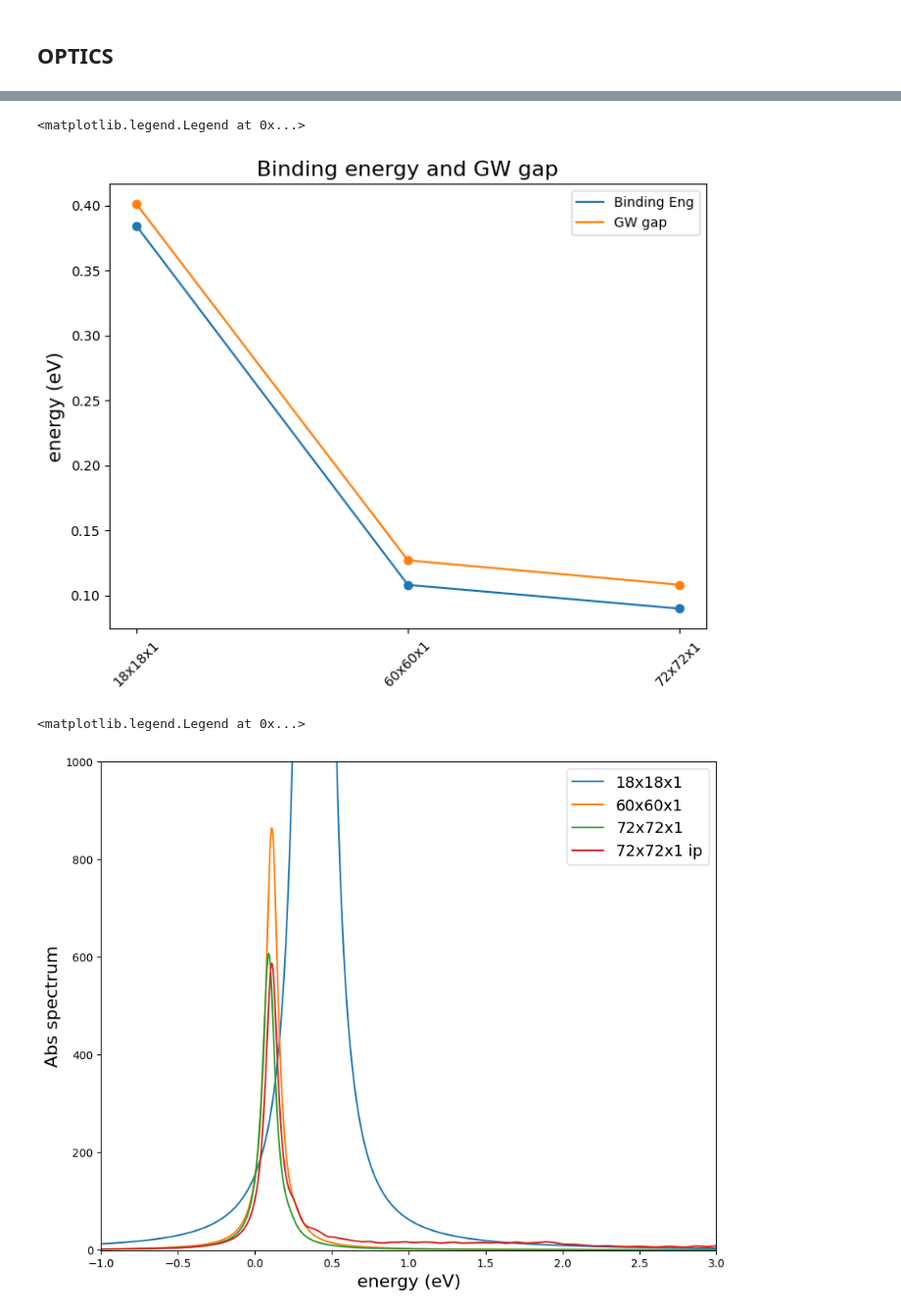
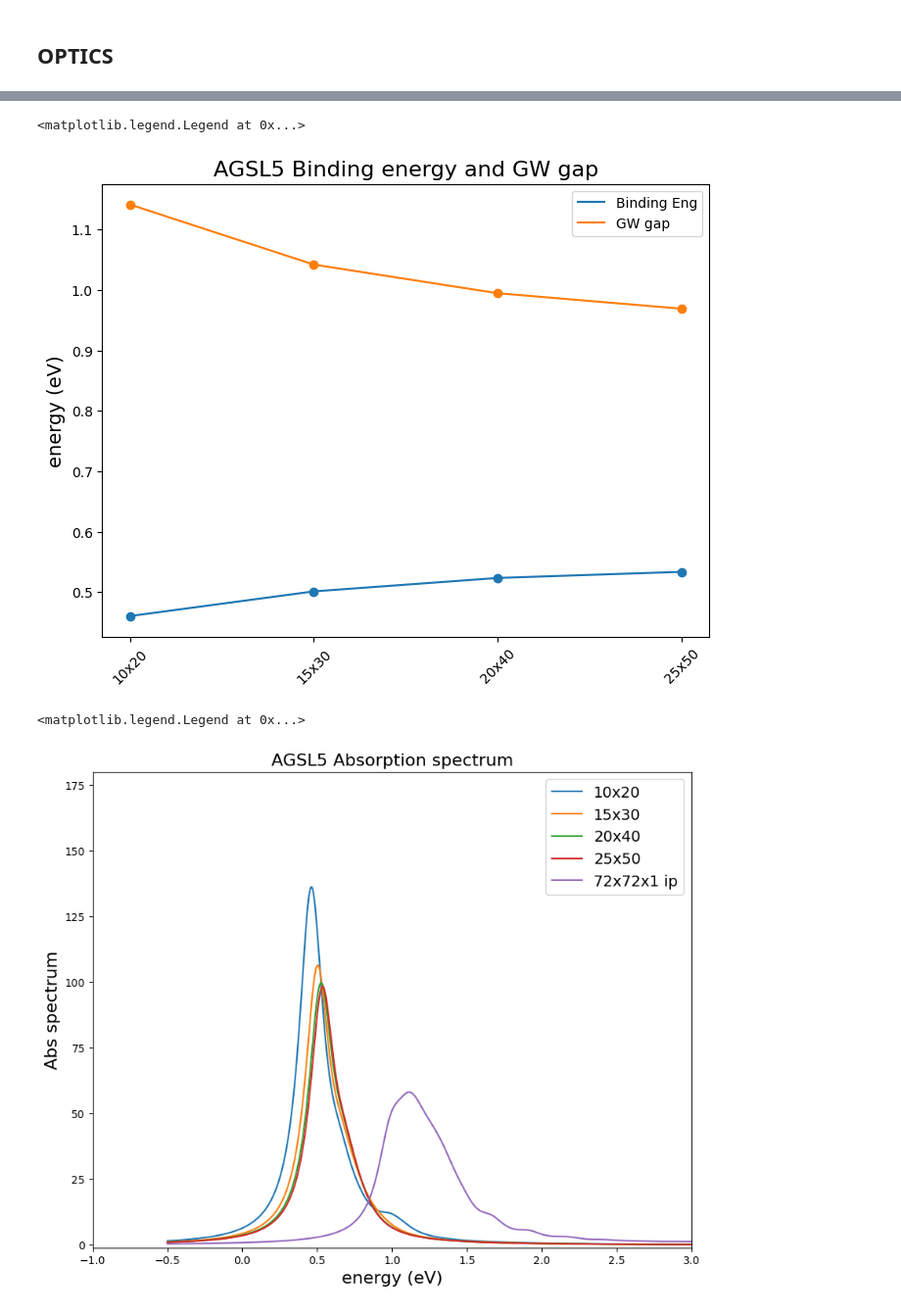
Before and after one commit to marcodalessandro76/AGSL5, a Jupyter notebook: Report.ipynb, the cells around one changed output, grey strips where cells are left out. Shown at 98% size. Drawn from its saved outputs; the diff is of its cells as text; code cells hidden in the pictures.

```diff
--- a/Report.ipynb
+++ b/Report.ipynb
@@ -273,14 +278,16 @@ We save the results of the BSE analysis for the various kpoints sampling conside
-# %%
-ksamplings = {'18x18x1': {'folder':'kpoints_18-nbnds_800','K_index':37,'G_index':1},
-             '60x60x1': {'folder':'kpoints_60-nbnds_600','K_index':331,'G_index':1},
-             '72x72x1': {'folder':'kpoints_72-nbnds_600','K_index':469,'G_index':1},
-            }
-
-start_band,stop_band = 28,29
-
-for kpoints in ksamplings:
-    run_dir=os.path.join('MB_analysis',ksamplings[kpoints]['folder'])
-    file = os.path.join(run_dir,'pp-K-kpoints_%s'%kpoints,'o-pp-K-kpoints_%s.qp'%kpoints)
-    data = P.YamboOutputParser.from_file(file,verbose=False)
-    ksamplings[kpoints]['gw_gap'] = data.get_gap(k_full=ksamplings[kpoints]['K_index'],band_full=start_band,verbose=False)
-#ksamplings
+# %%
+ksamplings = {'10x20': {'folder':'kpoints_10x20-nbnds_800','npoints':66},
+             '15x30': {'folder':'kpoints_15x30-nbnds_600','npoints':128},
+             '20x40': {'folder':'kpoints_20x40-nbnds_600','npoints':231},
+             '25x50': {'folder':'kpoints_25x50-nbnds_600','npoints':338}
+            }
+
+start_band,stop_band = 25,26
+Gamma_index = 1
+
+for kpoints in ksamplings:
+    run_dir=os.path.join('n_5','MB_analysis',ksamplings[kpoints]['folder'])
+    file = os.path.join(run_dir,'pp-G-kpoints_%s'%kpoints,'o-pp-G-kpoints_%s.qp'%kpoints)
+    data = P.YamboOutputParser.from_file(file)
+    ksamplings[kpoints]['gw_gap'] = data.get_gap(k_full=Gamma_index,band_full=start_band,verbose=False)
+#ksamplings
@@ -288,12 +300,12 @@ for kpoints in ksamplings:
 alpha_data = []
 exc_data = []
 for kpoint in ksamplings:
-    alpha_file = os.path.join('MB_analysis',ksamplings[kpoint]['folder'],
-                        'abs-bse-bsengblk_3.0-bands_27-30-kpoints_%s'%kpoint,
-                        'o-abs-bse-bsengblk_3.0-bands_27-30-kpoints_%s.alpha_q1_slepc_bse'%kpoint)
-    exc_file = os.path.join('MB_analysis',ksamplings[kpoint]['folder'],
-                        'abs-bse-bsengblk_3.0-bands_27-30-kpoints_%s'%kpoint,
-                        'o-abs-bse-bsengblk_3.0-bands_27-30-kpoints_%s.Esort_q1_slepc_bse'%kpoint)
+    alpha_file = os.path.join('n_5','MB_analysis',ksamplings[kpoint]['folder'],
+                        'bse-bsengblk_3.0-bands_19-31-kpoints_%s'%kpoint,
+                        'o-bse-bsengblk_3.0-bands_19-31-kpoints_%s.alpha_q1_slepc_bse'%kpoint)
+    exc_file = os.path.join('n_5','MB_analysis',ksamplings[kpoint]['folder'],
+                        'bse-bsengblk_3.0-bands_19-31-kpoints_%s'%kpoint,
+                        'o-bse-bsengblk_3.0-bands_19-31-kpoints_%s.Esort_q1_slepc_bse'%kpoint)
     alpha_data.append(P.YamboOutputParser.from_file(alpha_file,verbose=False))
     exc_data.append(P.YamboOutputParser.from_file(exc_file,verbose=False))
 # %%
@@ -312,28 +326,29 @@ ax.scatter(kpoints,gw_gaps)
 ax.plot(kpoints,gw_gaps,label='GW gap')
 labels = list(ksamplings.keys())
 plt.xticks(np.arange(len(kpoints)), kpoints, rotation=45,size=10)
-ax.set_title('Binding energy and GW gap',size=16)
+ax.set_title('AGSL5 Binding energy and GW gap',size=16)
 ax.set_ylabel('energy (eV)',size=14)
 ax.legend()
 #ax.set_ylim(0.42,0.55)
 # %% [output]
 <matplotlib.legend.Legend at 0x...>
-[figure, old version]
+[figure, new version]
 # %%
 fig, ax = plt.subplots(figsize=(10, 8))
 
 for ind in range(len(kpoints)):
     data = alpha_data[ind]['alpha_q1_slepc_bse']
     energy = data['energy']
     alpha_im = data['alpha_imag']
     ax.plot(energy,alpha_im,label=kpoints[ind])
 alpha_o_im = alpha_data[-1]['alpha_q1_slepc_bse']['alpha_o_imag']
 ax.plot(energy,alpha_o_im,label='72x72x1 ip')
 ax.set_xlim(-1,3)
-ax.set_ylim(-1,1000)
+ax.set_ylim(-1,180)
 ax.set_ylabel('Abs spectrum',size=16)
 ax.set_xlabel('energy (eV)',size=16)
+ax.set_title('AGSL5 Absorption spectrum',size=16)
 ax.legend(fontsize=14)
 # %% [output]
 <matplotlib.legend.Legend at 0x...>
-[figure, old version]
+[figure, new version]
```
Also changed, not shown: parts of 4 cells of this notebook, 8 other files.
